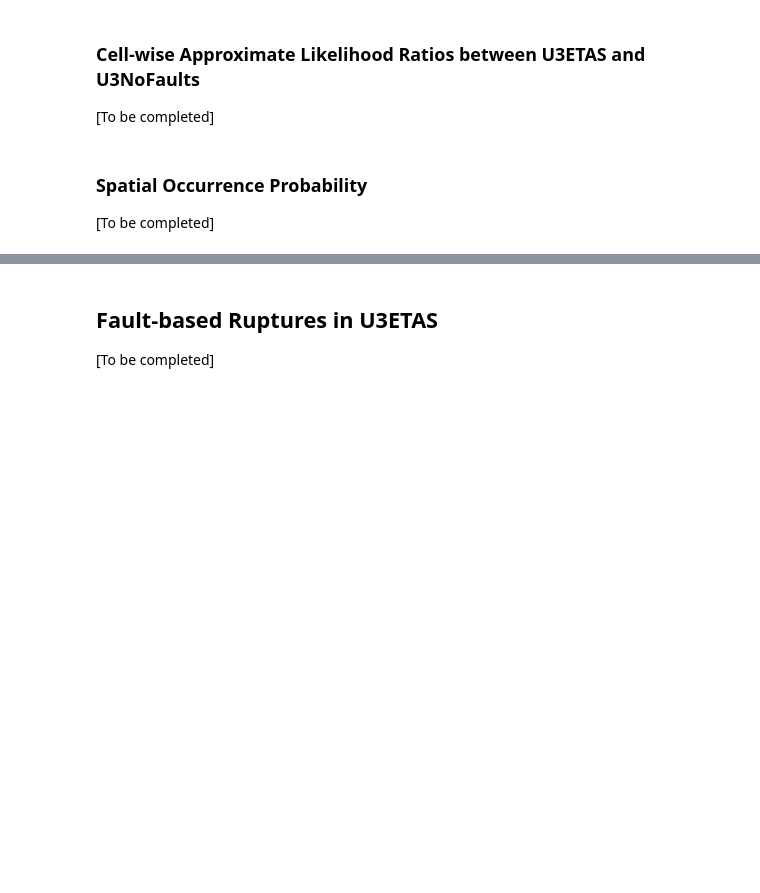
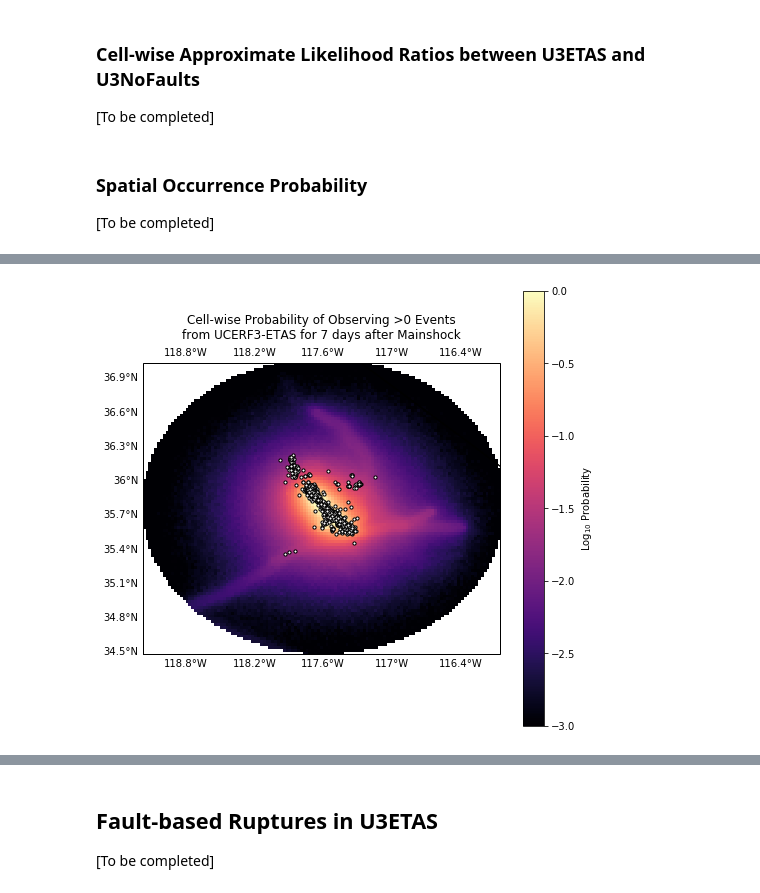
Before and after one commit to cseptesting/ridgecrest_evaluation_bssa, a Jupyter notebook: notebooks/understanding_catalog_based_evaluations.ipynb, the cells around one changed output, grey strips where cells are left out. Cells and saved outputs as stored; diff of their text form; code cells hidden in the pictures; blank space fills up the shorter version.

```diff
--- a/notebooks/understanding_catalog_based_evaluations.ipynb
+++ b/notebooks/understanding_catalog_based_evaluations.ipynb
@@ -854,0 +945,2 @@ The figure second from the top shows the currently proposed Spatial Test metric.
+# %%
+prob_map, prob_test_result = spatial_probability_test(u3_catalogs_filt, comcat, experiment_configuration, verbose=True)
@@ -854,0 +984,12 @@ The figure second from the top shows the currently proposed Spatial Test metric.
+# %%
+log_prob = prob_map.data[0,:]
+ax = plot_spatial_dataset(np.log10(prob_map.region.get_cartesian(log_prob)), prob_map.region,
+                          plot_args={
+                                'figsize': (8,8),
+                                'title': 'Cell-wise Probability of Observing >0 Events\nfrom UCERF3-ETAS for 7 days after Mainshock',
+                                'clabel': r'Log$_{10}$ Probability',
+                                'cmap': 'magma',
+                                'clim': [-3, 0]})
+_ = ax.scatter(comcat.get_longitudes(), comcat.get_latitudes(), marker='.', color='white', s=40, edgecolors='black')
+# %% [output]
+[figure, added]
```
Also changed, not shown: parts of 26 cells of this notebook.
